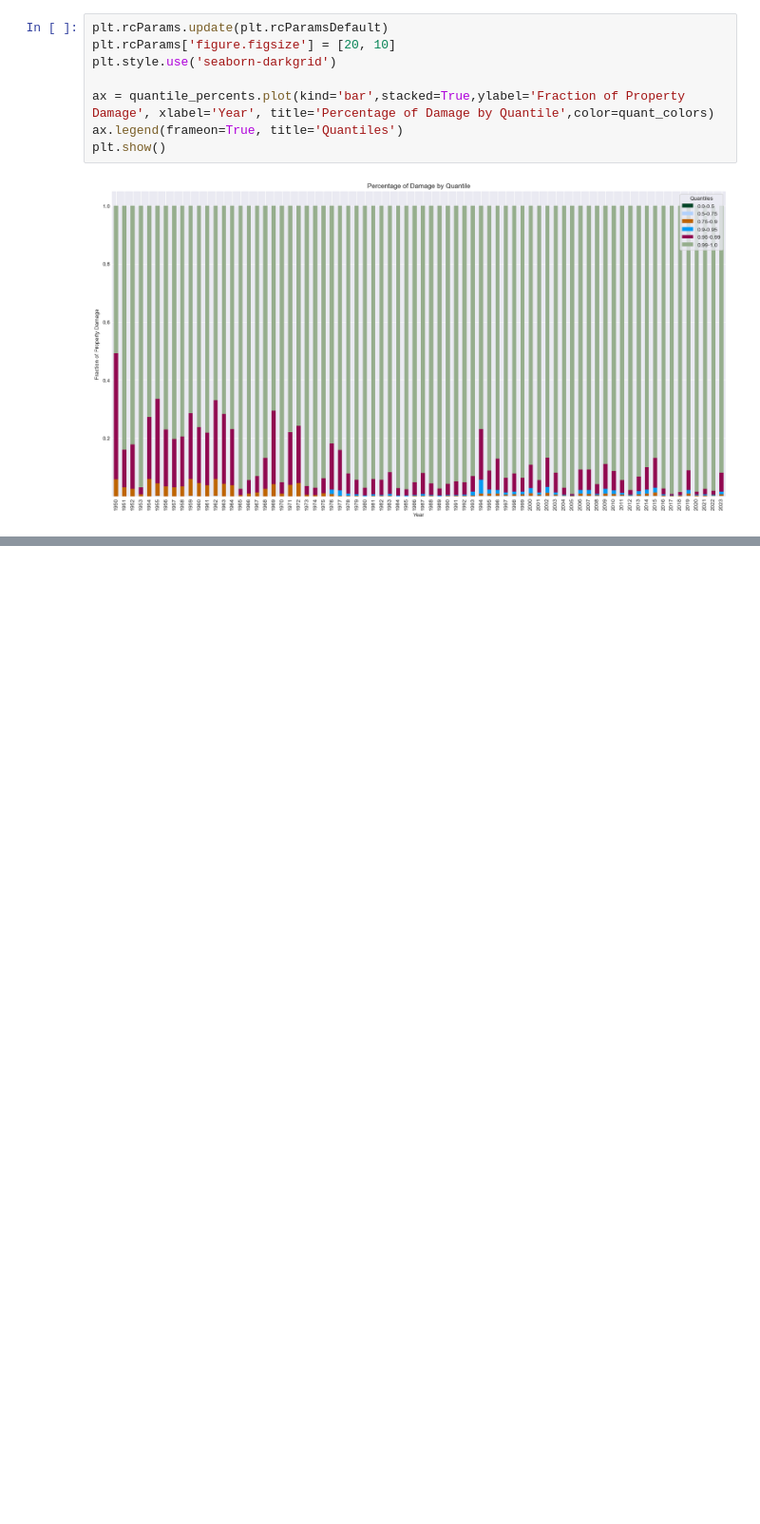
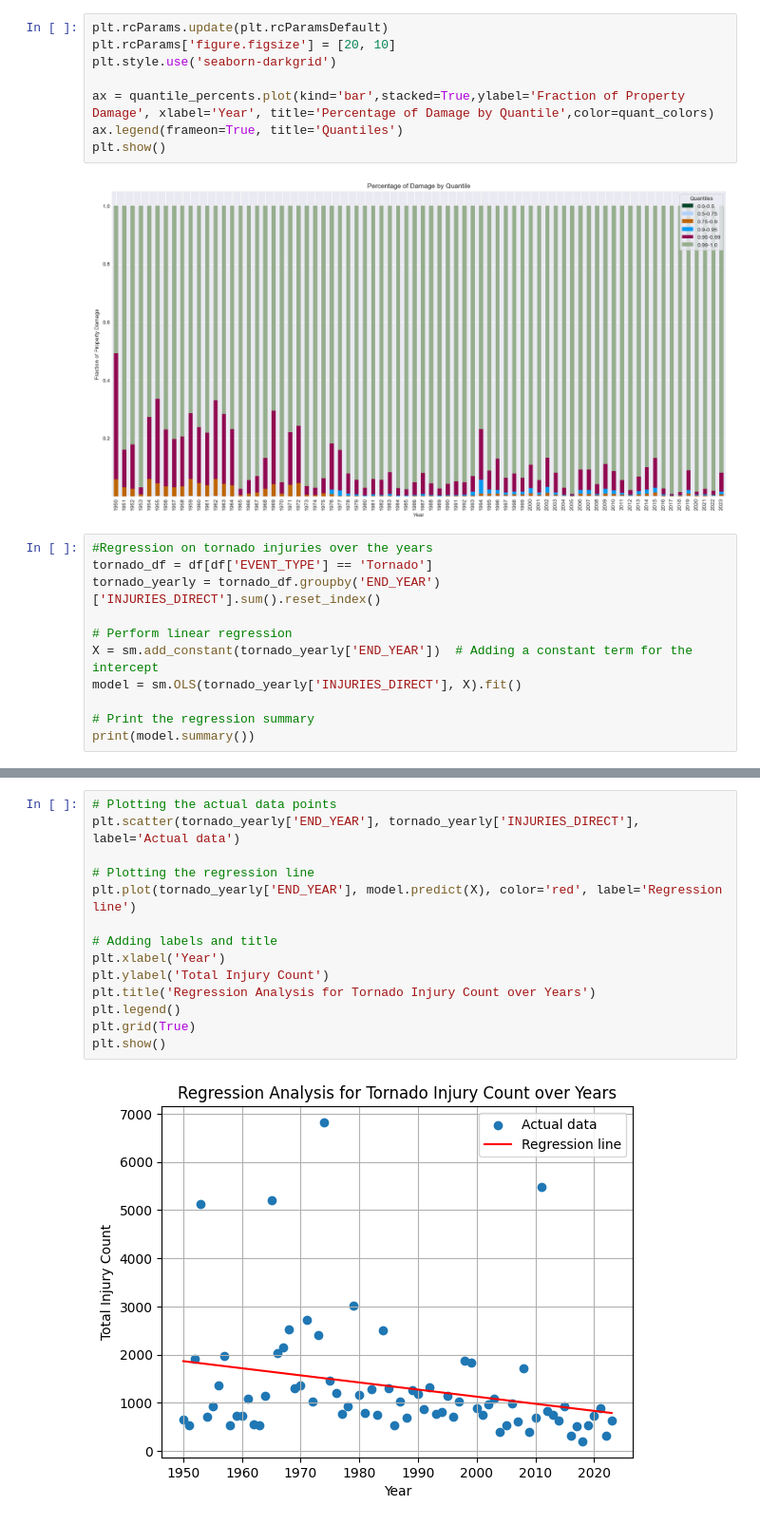
Before and after one commit to lexbuko22/NOAA_Weather_Event_Datamining, a Jupyter notebook: Storm-Event-Data Notebook.ipynb, the cells around one changed output, grey strips where cells are left out. Shown at 95% size. Saved outputs shown, nothing was run; the diff lists cells and outputs as text; blank space fills up the shorter version.

Commit message:
Added regression analysis for tornados and hurricanes

```diff
--- a/Storm-Event-Data Notebook.ipynb
+++ b/Storm-Event-Data Notebook.ipynb
@@ -519,3 +506,14 @@ ax.legend(frameon=True, title='Quantiles')
 plt.show()
 # %% [output]
 [figure]
+# %%
+#Regression on tornado injuries over the years
+tornado_df = df[df['EVENT_TYPE'] == 'Tornado']
+tornado_yearly = tornado_df.groupby('END_YEAR')['INJURIES_DIRECT'].sum().reset_index()
+
+# Perform linear regression
+X = sm.add_constant(tornado_yearly['END_YEAR'])  # Adding a constant term for the intercept
+model = sm.OLS(tornado_yearly['INJURIES_DIRECT'], X).fit()
+
+# Print the regression summary
+print(model.summary())
@@ -521,0 +538,16 @@ plt.show()
+# %%
+# Plotting the actual data points
+plt.scatter(tornado_yearly['END_YEAR'], tornado_yearly['INJURIES_DIRECT'], label='Actual data')
+
+# Plotting the regression line
+plt.plot(tornado_yearly['END_YEAR'], model.predict(X), color='red', label='Regression line')
+
+# Adding labels and title
+plt.xlabel('Year')
+plt.ylabel('Total Injury Count')
+plt.title('Regression Analysis for Tornado Injury Count over Years')
+plt.legend()
+plt.grid(True)
+plt.show()
+# %% [output]
+[figure, added]
```
Also changed, not shown: parts of 22 cells of this notebook.
